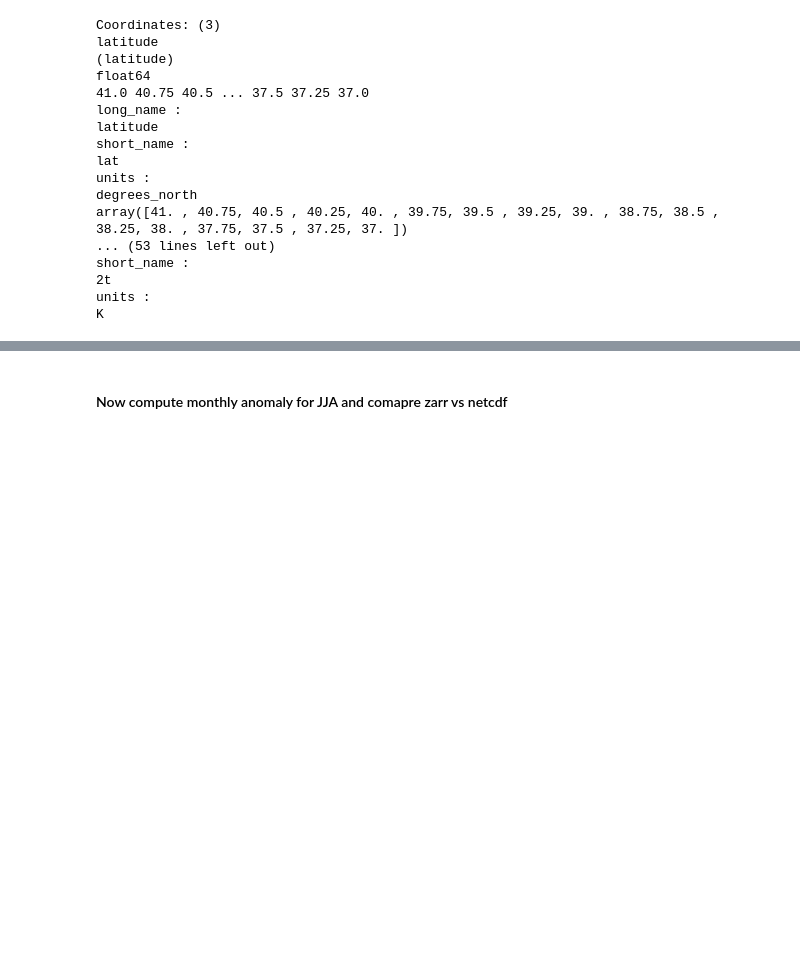
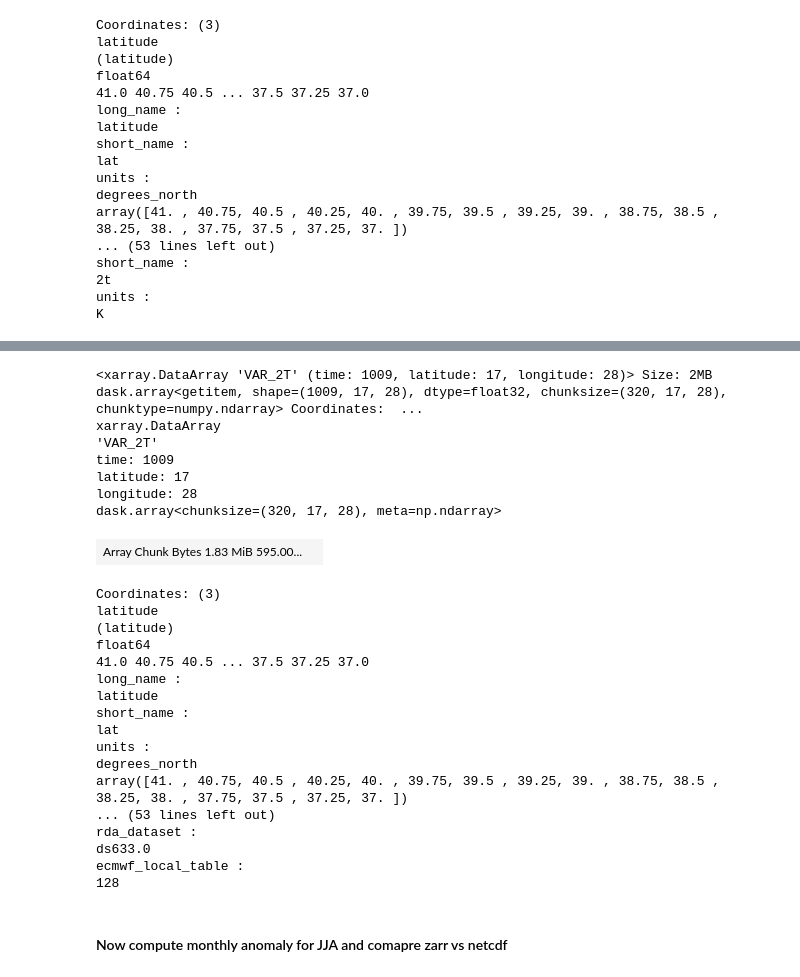
Before and after one commit to NCAR/arco_experiments, a Jupyter notebook: jja_anomaly.ipynb, the cells around one changed output, grey strips where cells are left out. Cells and saved outputs as stored; diff of their text form; code cells hidden in the pictures; blank space fills up the shorter version.

```diff
--- a/jja_anomaly.ipynb
+++ b/jja_anomaly.ipynb
@@ -151,7 +151,9 @@ short_name :
 units :
 K
 # %%
-# %%time
-# tas_monthly_nc  = xr.open_mfdataset(zarr_path +'e5_tas2m_monthly_1940_2023.nc',engine='netcdf4',chunks='auto').VAR_2T
-# tas_monthly_nc  = tas_daily_nc.sel(lat=boulder_lat,lon=boulder_lon,method='nearest')
-# tas_monthly_nc
+%%time
+tas_monthly_nc  = xr.open_mfdataset(zarr_path +'e5_tas2m_monthly_1940_2023.nc',engine='netcdf4',chunks='auto').VAR_2T
+tas_monthly_nc  = tas_monthly_nc.sel(latitude=slice(colorado_top,colorado_bottom),\
+                                         longitude=slice(colorado_right,colorado_left))
+tas_monthly_nc
+# %% [output]
@@ -158,3 +162,28 @@ K
+<xarray.DataArray 'VAR_2T' (time: 1009, latitude: 17, longitude: 28)> Size: 2MB dask.array<getitem, shape=(1009, 17, 28), dtype=float32, chunksize=(320, 17, 28), chunktype=numpy.ndarray> Coordinates:  ...
+xarray.DataArray
+'VAR_2T'
+time: 1009
+latitude: 17
+longitude: 28
+dask.array<chunksize=(320, 17, 28), meta=np.ndarray>
+| Array Chunk Bytes 1.83 MiB 595.00... |  |
+Coordinates: (3)
+latitude
+(latitude)
+float64
+41.0 40.75 40.5 ... 37.5 37.25 37.0
+long_name :
+latitude
+short_name :
+lat
+units :
+degrees_north
+array([41. , 40.75, 40.5 , 40.25, 40. , 39.75, 39.5 , 39.25, 39. , 38.75, 38.5 , 38.25, 38. , 37.75, 37.5 , 37.25, 37. ])
+... (53 lines left out)
+rda_dataset :
+ds633.0
+ecmwf_local_table :
+128
 # %% [markdown]
 #### Now compute monthly anomaly for JJA and comapre zarr vs netcdf
 # %%
```
Also changed, not shown: parts of 14 cells of this notebook, 5 other files.
